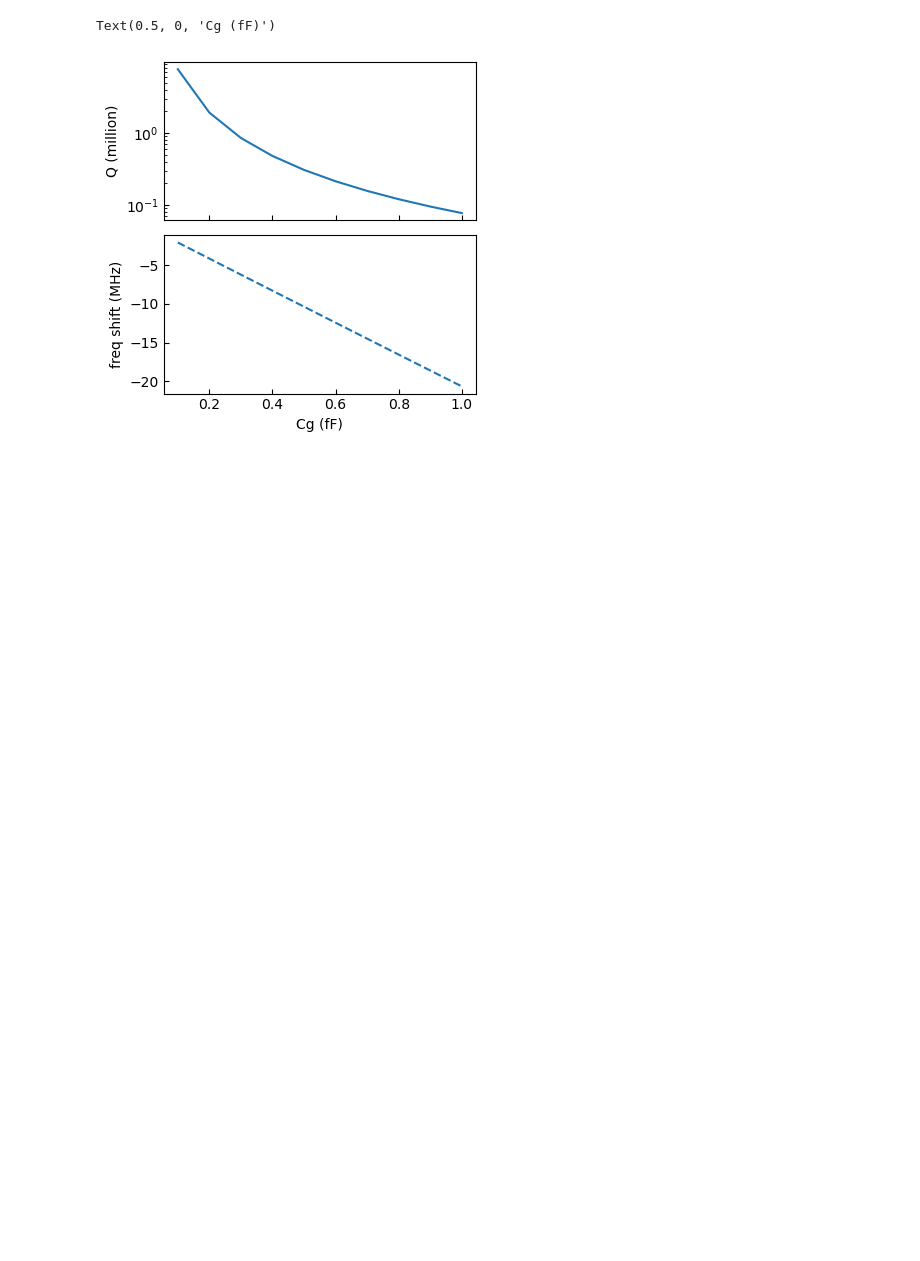
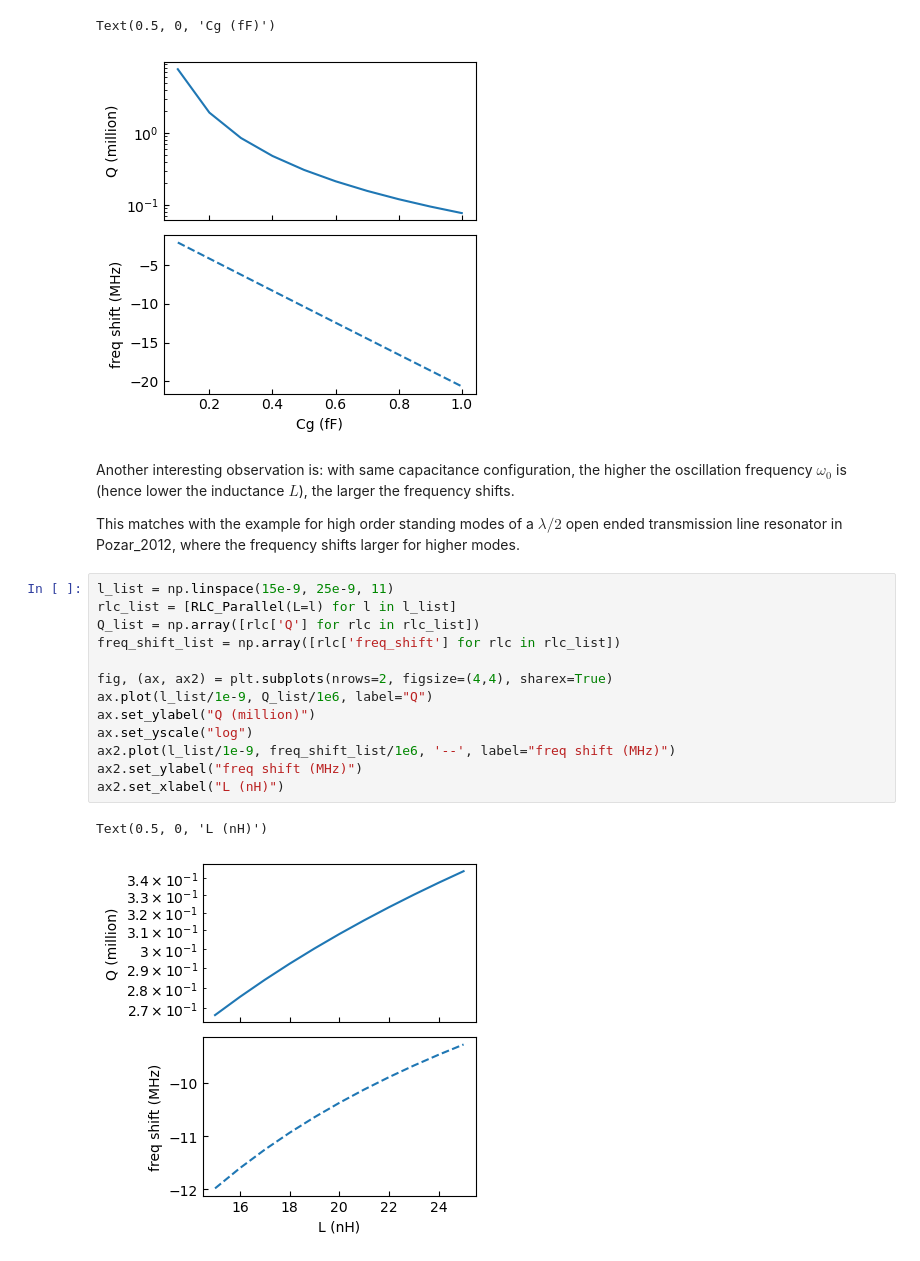
Before and after one commit to Qiujv/LabCodes, a Jupyter notebook: examples/Q_of_parallel_rlc.ipynb, the cells around one changed output. Cells and saved outputs as stored; diff of their text form; blank space fills up the shorter version.

```diff
--- a/examples/Q_of_parallel_rlc.ipynb
+++ b/examples/Q_of_parallel_rlc.ipynb
@@ -137,3 +137,25 @@ ax2.set_xlabel("Cg (fF)")
 # %% [output]
 Text(0.5, 0, 'Cg (fF)')
 [figure]
+# %% [markdown]
+Another interesting observation is: with same capacitance configuration,
+the higher the oscillation frequency $\omega_0$ is (hence lower the inductance $L$), the larger the frequency shifts.
+
+This matches with the example for high order standing modes of a $\lambda/2$ open ended transmission line resonator in Pozar_2012,
+where the frequency shifts larger for higher modes.
+# %%
+l_list = np.linspace(15e-9, 25e-9, 11)
+rlc_list = [RLC_Parallel(L=l) for l in l_list]
+Q_list = np.array([rlc['Q'] for rlc in rlc_list])
+freq_shift_list = np.array([rlc['freq_shift'] for rlc in rlc_list])
+
+fig, (ax, ax2) = plt.subplots(nrows=2, figsize=(4,4), sharex=True)
+ax.plot(l_list/1e-9, Q_list/1e6, label="Q")
+ax.set_ylabel("Q (million)")
+ax.set_yscale("log")
+ax2.plot(l_list/1e-9, freq_shift_list/1e6, '--', label="freq shift (MHz)")
+ax2.set_ylabel("freq shift (MHz)")
+ax2.set_xlabel("L (nH)")
+# %% [output]
+Text(0.5, 0, 'L (nH)')
+[figure, added]
```
Also changed, not shown: parts of 2 cells of this notebook, 1 other file.
